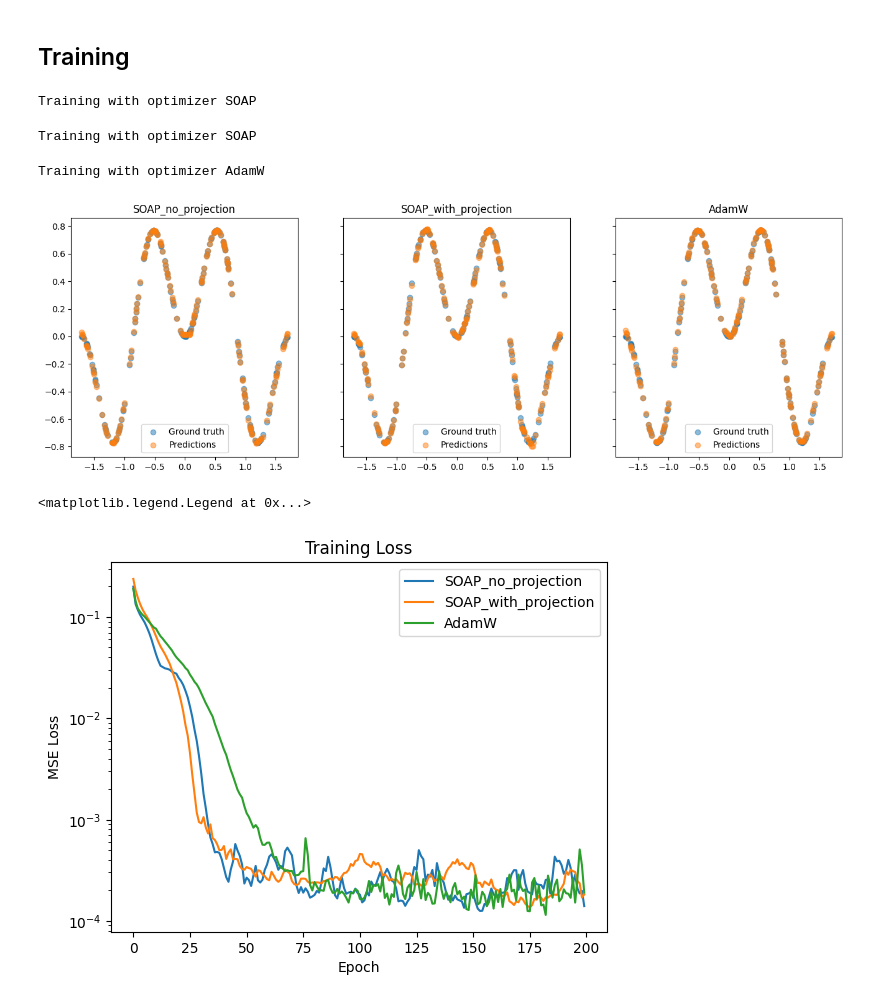
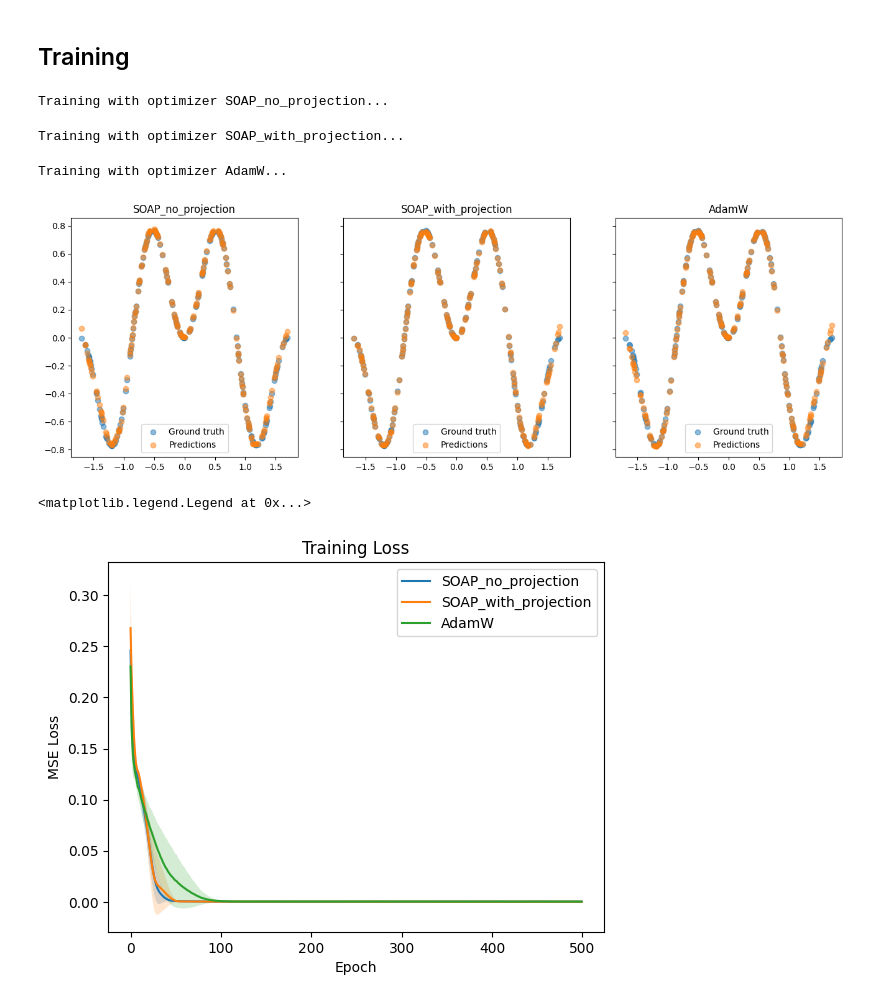
Before and after one commit to npicchiarelli/p01_optimization, a Jupyter notebook: 01_nonlinear_regression/optimizer_experiments.ipynb, the cells around one changed output. Cells and saved outputs as stored; diff of their text form; code cells hidden in the pictures.

```diff
--- a/01_nonlinear_regression/optimizer_experiments.ipynb
+++ b/01_nonlinear_regression/optimizer_experiments.ipynb
@@ -53,18 +53,20 @@ X_test = torch.from_numpy(x_test).float()
 Y_test = torch.from_numpy(y_test).float().unsqueeze(1)
 # %% [markdown]
 Set up of the data loader, loss and optimizers
+# %%
+device = torch.device("cuda" if torch.cuda.is_available() else "cpu")
+X_train, Y_train = X_train.to(device), Y_train.to(device)
+X_test,  Y_test  = X_test.to(device),  Y_test.to(device)
 # %%
-loader = DataLoader(TensorDataset(X_train, Y_train), batch_size=32, shuffle=True)
+loader = DataLoader(TensorDataset(X_train, Y_train), batch_size=64, shuffle=True)
 criterion = nn.MSELoss()
 
 optimizer_configs = {
-    "SOAP_no_projection":   lambda p: SOAP(p, lr=0.003, betas = (0.99, 0.999), precondition_1d=True, projection=False, precondition_frequency=1),
-    "SOAP_with_projection": lambda p: SOAP(p, lr=0.003, betas = (0.99, 0.999), precondition_1d=True, projection=True, precondition_frequency=1),
-    "AdamW":                lambda p: AdamW(p, lr=0.001, betas = (0.9, 0.999), weight_decay=0.01)
+    "SOAP_no_projection":   lambda p: SOAP(p, lr=0.003, betas = (0.99, 0.999), precondition_1d=True, projection=False, precondition_frequency=100),
+    "SOAP_with_projection": lambda p: SOAP(p, lr=0.003, betas = (0.99, 0.999), precondition_1d=True, projection=True, precondition_frequency=10),
+    "AdamW":                 lambda p: AdamW(p, lr=0.001, betas = (0.9, 0.999), weight_decay=0.01)
 }
 
 
-epochs = 200
+epochs = 500
+training_repetitions = 5
-# %%
-for i, opt in enumerate(optimizer_configs):
-    print(f"Training with {optimizer_configs[opt]}...")
@@ -84,33 +82,35 @@ def reset_weights(m, seed):
 results = {}
 
 for i, opt_name in enumerate(optimizer_configs):
-    model = LinearNN()
-    # model.apply(lambda m: reset_weights(m, seed=42))
+    model = LinearNN().to(device)
     opt_fun = optimizer_configs[opt_name]
     optimizer = opt_fun(model.parameters())
-    print(f"Training with optimizer {optimizer.__class__.__name__}")
-    loss_history = []
+    print(f"Training with optimizer {opt_name}...")
+    loss_history = np.zeros((epochs,training_repetitions))
 
-    pbar = tqdm(range(epochs), desc="Training",)
-    for epoch in pbar:
-        epoch_loss = 0.0
-        for x_batch, y_batch in loader:
-            optimizer.zero_grad()
-            y_pred = model(x_batch)
-            loss = criterion(y_pred, y_batch)
-            loss.backward()
-            optimizer.step()
-            epoch_loss += loss.item() * len(x_batch)
+    for rep in range(training_repetitions):
+        model.apply(lambda m: reset_weights(m, seed=rep+678))  # reset weights with different seed for each repetition
 
-        epoch_loss /= len(X_train)
-        loss_history.append(epoch_loss)  # save loss for this epoch
-        if (epoch) % 10 == 0:
-            pbar.set_postfix(mse=f"{epoch_loss:.6f}")
-    results[opt_name] = {"model": model, "loss_history": loss_history}
+        pbar = tqdm(range(epochs), desc="Training",)
+        for epoch in pbar:
+            epoch_loss = 0.0
+            for x_batch, y_batch in loader:
+                optimizer.zero_grad()
+                y_pred = model(x_batch)
+                loss = criterion(y_pred, y_batch)
+                loss.backward()
+                optimizer.step()
+                epoch_loss += loss.item() * len(x_batch)
+
+            epoch_loss /= len(X_train)
+            loss_history[epoch, rep] = epoch_loss  # save loss for this epoch
+            if (epoch) % 10 == 0:
+                pbar.set_postfix(mse=f"{epoch_loss:.6f}")
+    results[opt_name] = {"model": model, "loss_history_avg": np.mean(loss_history, axis=1), "loss_history_std": np.std(loss_history, axis=1)}
 # %% [output]
-Training with optimizer SOAP
+Training with optimizer SOAP_no_projection...
-Training with optimizer SOAP
+Training with optimizer SOAP_with_projection...
-Training with optimizer AdamW
+Training with optimizer AdamW...
 # %%
 model.eval()
 
@@ -121,23 +121,26 @@ fig, axs = plt.subplots(1, len(optimizer_configs), figsize=(width, heigth), shar
 for i, opt_name in enumerate(optimizer_configs):
     with torch.no_grad():
         mod_to_plot = results[opt_name]["model"]
-        preds = mod_to_plot(X_test).squeeze(1).numpy()
+        preds = mod_to_plot(X_test).squeeze(1).cpu().detach().numpy()
 
     axs[i].scatter(x_test, y_test, label="Ground truth", alpha=0.5)
     axs[i].scatter(x_test, preds, label="Predictions", alpha=0.5)
     axs[i].set_title(f"{opt_name}")
     axs[i].legend()
 # %% [output]
-[figure, old version]
+[figure, new version]
 # %%
 fig, ax = plt.subplots(1, 1)
 for i, opt_name in enumerate(optimizer_configs):
-    ax.plot(results[opt_name]["loss_history"], label=opt_name)
+    ax.plot(results[opt_name]["loss_history_avg"], label=opt_name)
+    ax.fill_between(range(epochs),
+                    results[opt_name]["loss_history_avg"] - results[opt_name]["loss_history_std"],
+                    results[opt_name]["loss_history_avg"] + results[opt_name]["loss_history_std"], alpha=0.2)
 ax.set_title("Training Loss")
-ax.set_yscale("log")
+# ax.set_yscale("log")
 ax.set_xlabel("Epoch")
 ax.set_ylabel("MSE Loss")
 ax.legend()
 # %% [output]
 <matplotlib.legend.Legend at 0x...>
-[figure, old version]
+[figure, new version]
```
Also changed, not shown: parts of 2 cells of this notebook.
